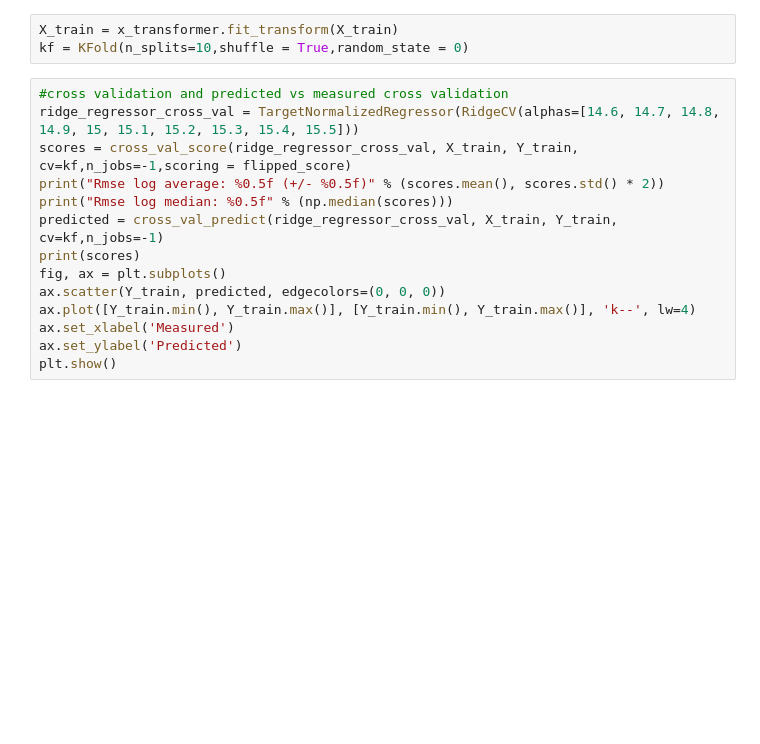
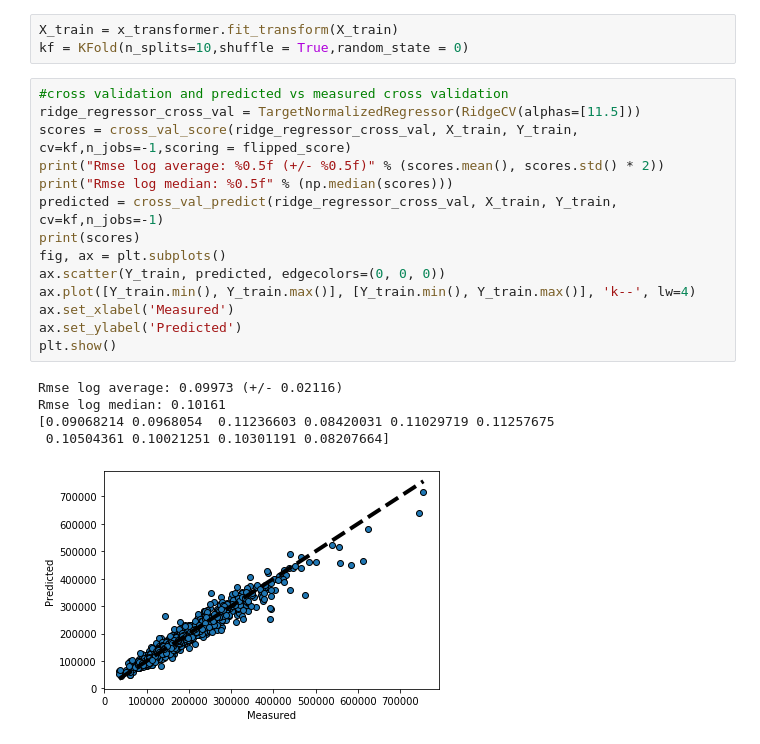
Before and after one commit to ViktorTarasenko/housepricing, a Jupyter notebook: modelling_ridge.ipynb, the cells around one changed output. Drawn from its saved outputs; the diff is of its cells as text; blank space fills up the shorter version.

```diff
--- a/modelling_ridge.ipynb
+++ b/modelling_ridge.ipynb
@@ -75,18 +75,24 @@ X_train = x_transformer.fit_transform(X_train)
 kf = KFold(n_splits=10,shuffle = True,random_state = 0)
 # %%
 #cross validation and predicted vs measured cross validation
-ridge_regressor_cross_val = TargetNormalizedRegressor(RidgeCV(alphas=[14.6, 14.7, 14.8, 14.9, 15, 15.1, 15.2, 15.3, 15.4, 15.5]))
+ridge_regressor_cross_val = TargetNormalizedRegressor(RidgeCV(alphas=[11.5]))
 scores = cross_val_score(ridge_regressor_cross_val, X_train, Y_train, cv=kf,n_jobs=-1,scoring = flipped_score)
 print("Rmse log average: %0.5f (+/- %0.5f)" % (scores.mean(), scores.std() * 2))
 print("Rmse log median: %0.5f" % (np.median(scores)))
 predicted = cross_val_predict(ridge_regressor_cross_val, X_train, Y_train, cv=kf,n_jobs=-1)
 print(scores)
 fig, ax = plt.subplots()
 ax.scatter(Y_train, predicted, edgecolors=(0, 0, 0))
 ax.plot([Y_train.min(), Y_train.max()], [Y_train.min(), Y_train.max()], 'k--', lw=4)
 ax.set_xlabel('Measured')
 ax.set_ylabel('Predicted')
 plt.show()
+# %% [output]
+Rmse log average: 0.09973 (+/- 0.02116)
+Rmse log median: 0.10161
+[0.09068214 0.0968054  0.11236603 0.08420031 0.11029719 0.11257675
+ 0.10504361 0.10021251 0.10301191 0.08207664]
+[figure, added]
 # %%
 #learning curve of best model
 plot_learning_curve(ridge_regressor_cross_val, "Title", X_train, Y_train, None, cv=kf, n_jobs=-1,scoring = flipped_score)
```
Also changed, not shown: parts of 1 cell of this notebook, 7 other files.
